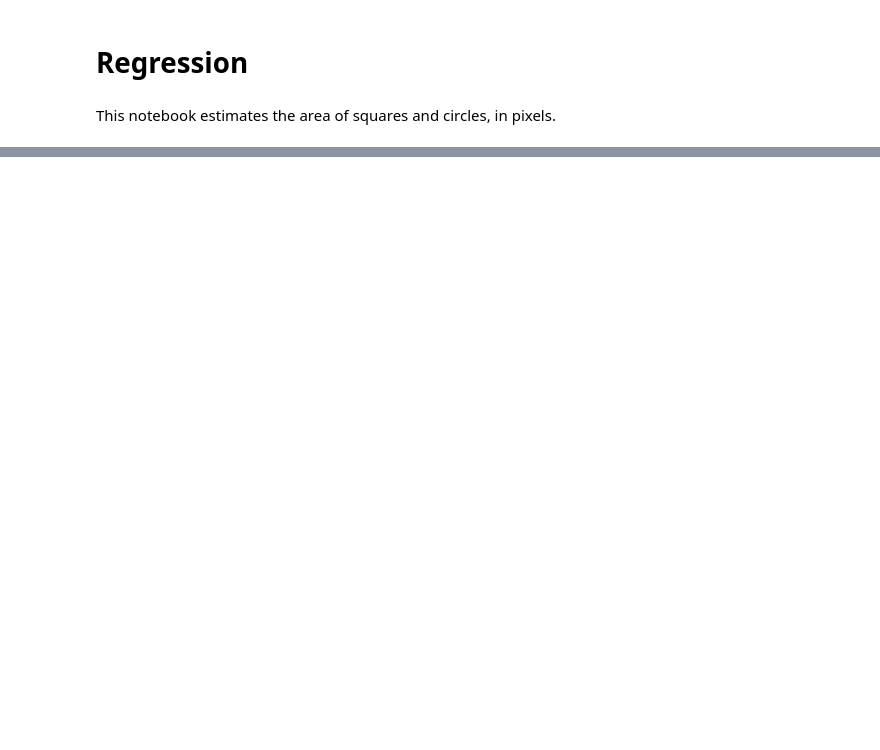
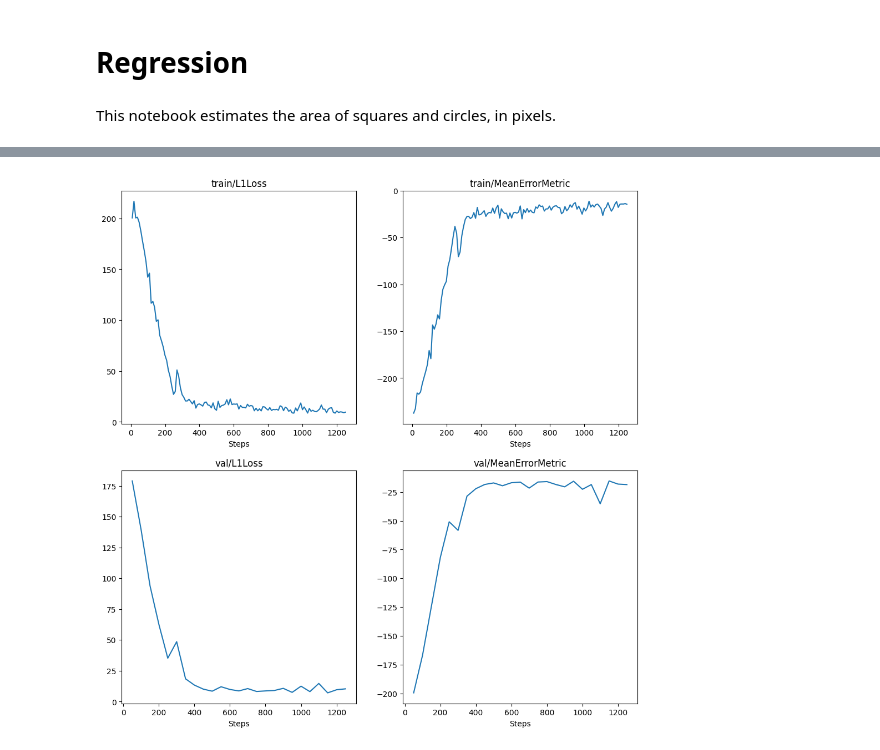
Before and after one commit to 15bonte/cnn_framework, a Jupyter notebook: tutorials/regression.ipynb, the cells around one changed output, grey strips where cells are left out. Saved outputs shown, nothing was run; the diff lists cells and outputs as text; code cells hidden in the pictures; blank space fills up the shorter version.

```diff
--- a/tutorials/regression.ipynb
+++ b/tutorials/regression.ipynb
@@ -74,3 +84,7 @@ Training successfully finished in 0:01:20.475006.
+# %%
+manager.display_training_curves()
+# %% [output]
+[figure, added]
 # %%
 for model_path, name in zip(
     [manager.model_save_path_early_stopping, manager.model_save_path],
```
Also changed, not shown: parts of 7 cells of this notebook, 1 other file.
